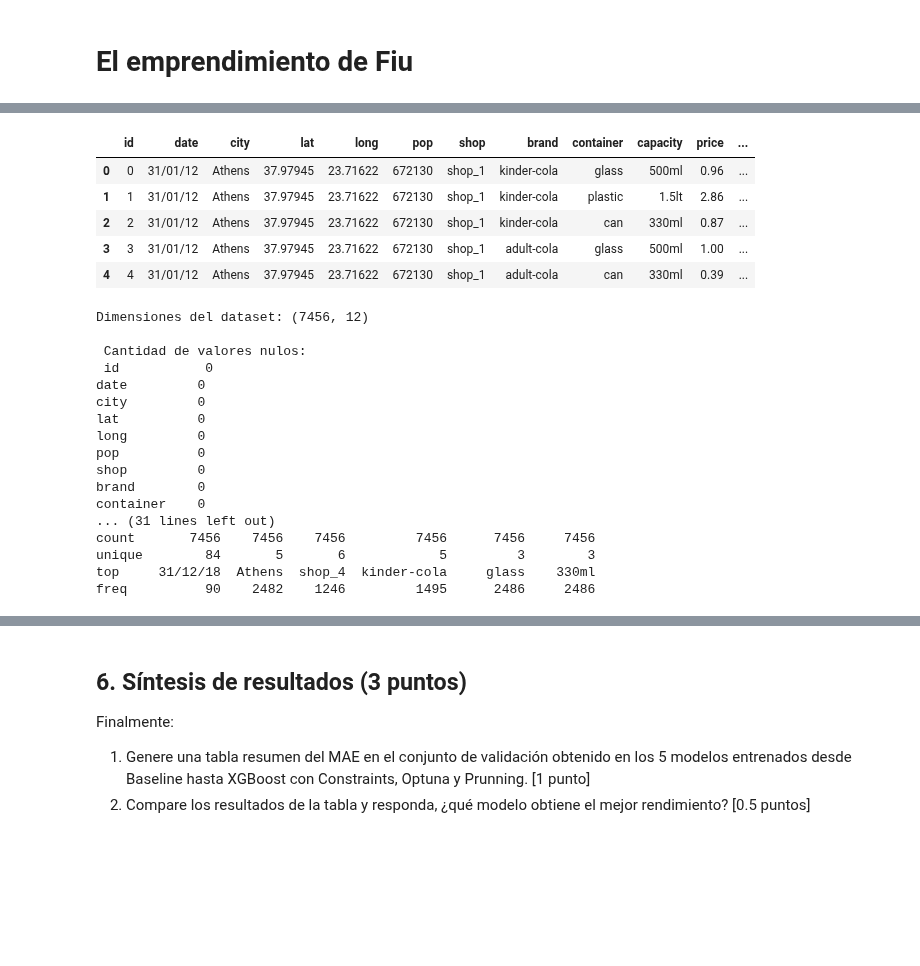
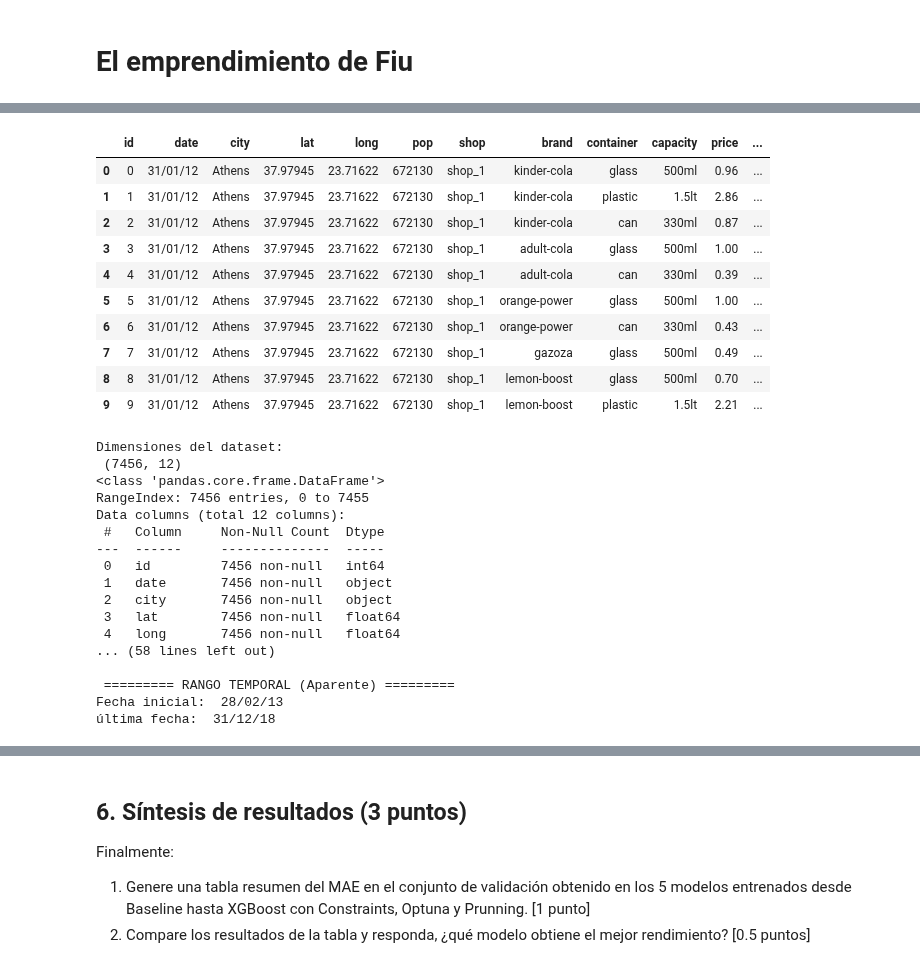
Before and after one commit to Tamaracarrasco/TamoJosha-Lab-de-Prog-MDS-Prim2025, a Jupyter notebook: Laboratorios/Laboratorio_6/Lab6_enunciado.ipynb, the cells around one changed output, grey strips where cells are left out. Saved outputs shown, nothing was run; the diff lists cells and outputs as text; code cells hidden in the pictures; blank space fills up the shorter version.

```diff
--- a/Laboratorios/Laboratorio_6/Lab6_enunciado.ipynb
+++ b/Laboratorios/Laboratorio_6/Lab6_enunciado.ipynb
@@ -65,42 +65,54 @@ Para comenzar, cargue el dataset señalado y visualice a través de un `.head` l
 # %%
 import pandas as pd
 import numpy as np
 from datetime import datetime
 
 df = pd.read_csv("sales.csv")
 
-df.head()
+df.head(10)
 # %% [output]
 |  | id | date | city | lat | long | pop | shop | brand | container | capacity | price | ... |
 | 0 | 0 | 31/01/12 | Athens | 37.97945 | 23.71622 | 672130 | shop_1 | kinder-cola | glass | 500ml | 0.96 | ... |
 | 1 | 1 | 31/01/12 | Athens | 37.97945 | 23.71622 | 672130 | shop_1 | kinder-cola | plastic | 1.5lt | 2.86 | ... |
 | 2 | 2 | 31/01/12 | Athens | 37.97945 | 23.71622 | 672130 | shop_1 | kinder-cola | can | 330ml | 0.87 | ... |
 | 3 | 3 | 31/01/12 | Athens | 37.97945 | 23.71622 | 672130 | shop_1 | adult-cola | glass | 500ml | 1.00 | ... |
 | 4 | 4 | 31/01/12 | Athens | 37.97945 | 23.71622 | 672130 | shop_1 | adult-cola | can | 330ml | 0.39 | ... |
+| 5 | 5 | 31/01/12 | Athens | 37.97945 | 23.71622 | 672130 | shop_1 | orange-power | glass | 500ml | 1.00 | ... |
+| 6 | 6 | 31/01/12 | Athens | 37.97945 | 23.71622 | 672130 | shop_1 | orange-power | can | 330ml | 0.43 | ... |
+| 7 | 7 | 31/01/12 | Athens | 37.97945 | 23.71622 | 672130 | shop_1 | gazoza | glass | 500ml | 0.49 | ... |
+| 8 | 8 | 31/01/12 | Athens | 37.97945 | 23.71622 | 672130 | shop_1 | lemon-boost | glass | 500ml | 0.70 | ... |
+| 9 | 9 | 31/01/12 | Athens | 37.97945 | 23.71622 | 672130 | shop_1 | lemon-boost | plastic | 1.5lt | 2.21 | ... |
 # %%
 ## Exploración básica de los datos
 
-print("\nDimensiones del dataset:", df.shape)
+print("\nDimensiones del dataset:\n", df.shape)
+print("\n Tipo de valores en las columnas: \n", df.info())
 print("\n Cantidad de valores nulos: \n", df.isna().sum())
 print("\n Valores duplicados: \n", df.duplicated().sum())
 print("\n describe de las variables númericas: \n", df.select_dtypes(include="number").describe())
 print("\n Estadísticas de las variables no numéricas: \n", df.select_dtypes(include="object").describe())
+
+## Rango temporal de los datos.
+
+print("\n ========= RANGO TEMPORAL (Aparente) =========")
+print("Fecha inicial: ", df["date"].min())
+print("última fecha: ", df["date"].max())
 # %% [output]
-Dimensiones del dataset: (7456, 12)
+Dimensiones del dataset:
+ (7456, 12)
+<class 'pandas.core.frame.DataFrame'>
+RangeIndex: 7456 entries, 0 to 7455
+Data columns (total 12 columns):
+ #   Column     Non-Null Count  Dtype
+---  ------     --------------  -----
+ 0   id         7456 non-null   int64
+ 1   date       7456 non-null   object
+ 2   city       7456 non-null   object
+ 3   lat        7456 non-null   float64
+ 4   long       7456 non-null   float64
+... (58 lines left out)
 
- Cantidad de valores nulos:
- id           0
-date         0
-city         0
-lat          0
-long         0
-pop          0
-shop         0
-brand        0
-container    0
-... (31 lines left out)
-count       7456    7456    7456         7456      7456     7456
-unique        84       5       6            5         3        3
-top     31/12/18  Athens  shop_4  kinder-cola     glass    330ml
-freq          90    2482    1246         1495      2486     2486
+ ========= RANGO TEMPORAL (Aparente) =========
+Fecha inicial:  28/02/13
+última fecha:  31/12/18
 # %% [markdown]
```
Also changed, not shown: parts of 5 cells of this notebook.
